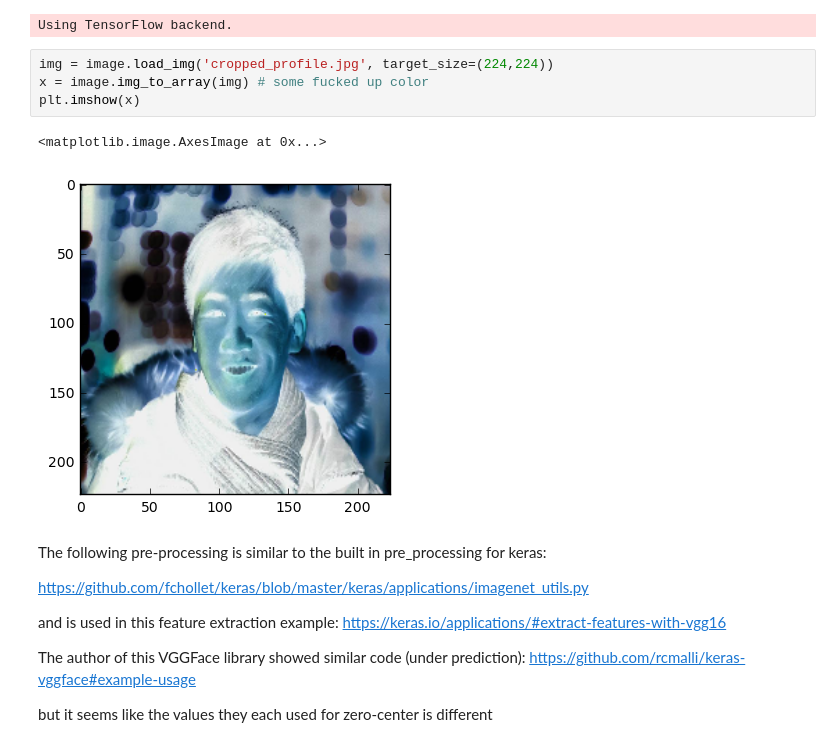
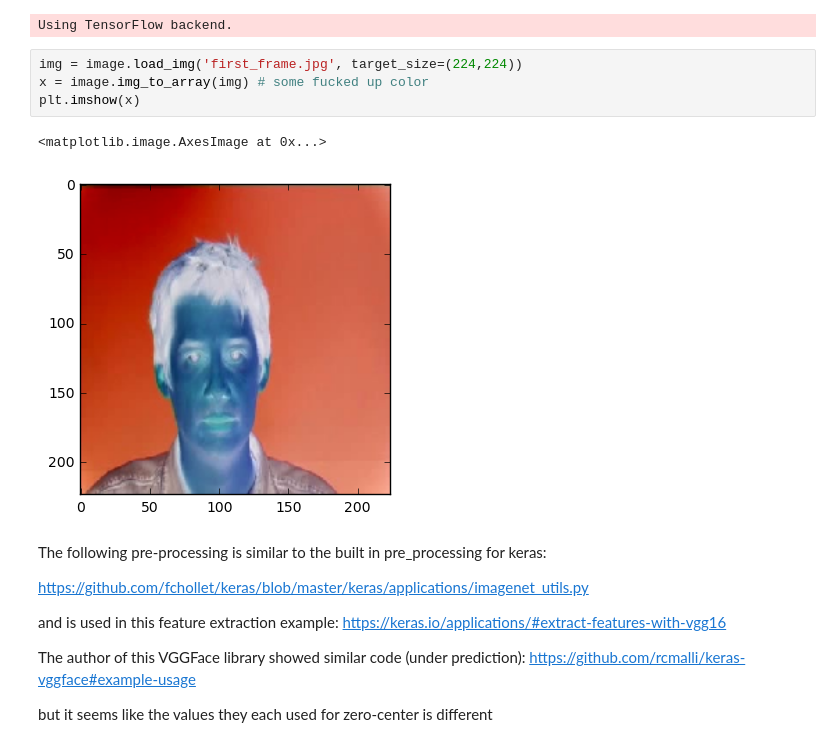
Before and after one commit to adamheins/read-my-lips, a Jupyter notebook: VGGFace Example/VGGFace_Single_Pic_Example.ipynb, the cells around one changed output. Drawn from its saved outputs; the diff is of its cells as text.

Commit message:
CNN visualizations

```diff
--- a/VGGFace Example/VGGFace_Single_Pic_Example.ipynb
+++ b/VGGFace Example/VGGFace_Single_Pic_Example.ipynb
@@ -12,12 +12,12 @@ import matplotlib.pyplot as plt
 # %% [output]
 Using TensorFlow backend.
 # %%
-img = image.load_img('cropped_profile.jpg', target_size=(224,224))
+img = image.load_img('first_frame.jpg', target_size=(224,224))
 x = image.img_to_array(img) # some fucked up color
 plt.imshow(x)
 # %% [output]
 <matplotlib.image.AxesImage at 0x...>
-[figure, old version]
+[figure, new version]
 # %% [markdown]
 The following pre-processing is similar to the built in pre_processing
 for keras:
```
Also changed, not shown: parts of 19 cells of this notebook, 2 other files.
